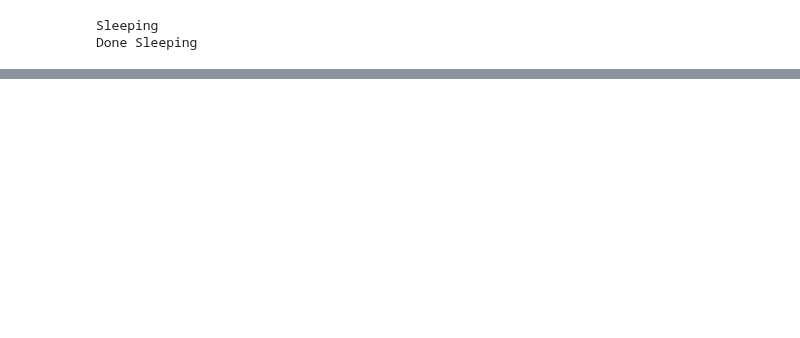
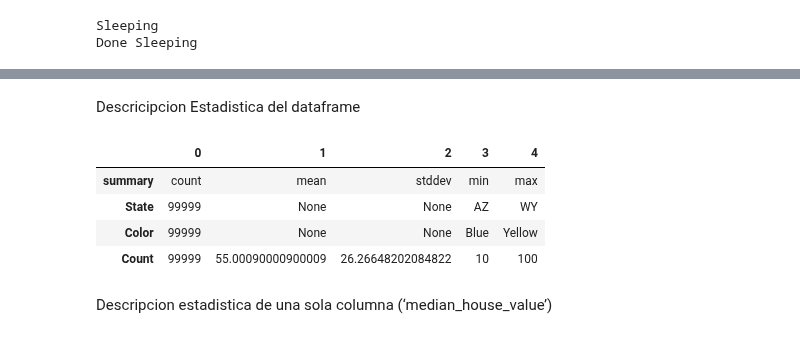
Before and after one commit to dvlpana/SparkPlatzi, a Jupyter notebook: CursoSpakPlatzi.ipynb, the cells around one changed output, grey strips where cells are left out. Saved outputs shown, nothing was run; the diff lists cells and outputs as text; code cells hidden in the pictures; blank space fills up the shorter version.

```diff
--- a/CursoSpakPlatzi.ipynb
+++ b/CursoSpakPlatzi.ipynb
@@ -45,3 +93,9 @@ import findspark
 findspark.init()
 from pyspark.sql import SparkSession
 spark = SparkSession.builder.master("local[*]").getOrCreate()
+# %%
+archivo = './sample_data/files_curso_spark/data.csv'
+df_spark = spark.read.csv(archivo, inferSchema=True, header=True)
+
+# imprimir tipo de archivo
+print(type(df_spark))
@@ -47,0 +141,12 @@ spark = SparkSession.builder.master("local[*]").getOrCreate()
+# %% [markdown]
+Descricipcion Estadistica del dataframe
+# %%
+df_spark.describe().toPandas().transpose()
+# %% [output]
+|  | 0 | 1 | 2 | 3 | 4 |
+| summary | count | mean | stddev | min | max |
+| State | 99999 | None | None | AZ | WY |
+| Color | 99999 | None | None | Blue | Yellow |
+| Count | 99999 | 55.00090000900009 | 26.26648202084822 | 10 | 100 |
+# %% [markdown]
+Descripcion estadistica de una sola columna (‘median_house_value’)
```
Also changed, not shown: parts of 24 cells of this notebook.
